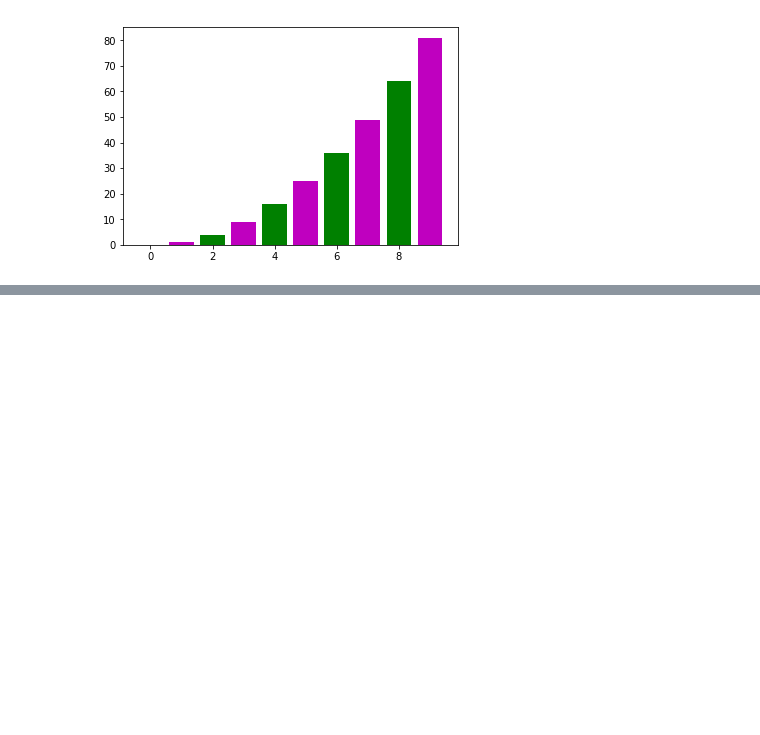
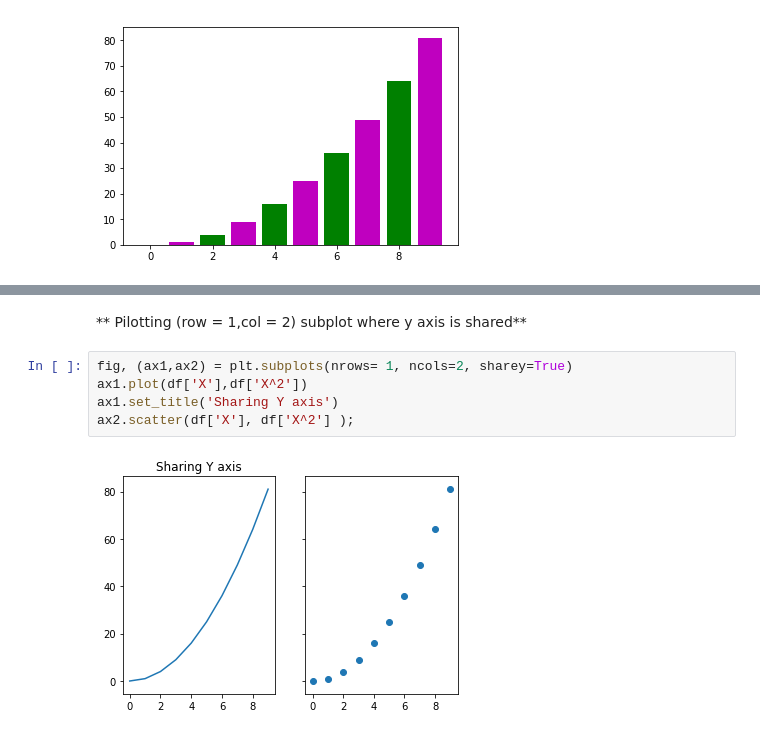
Before and after one commit to sharathchandu0007/data-science-notes, a Jupyter notebook: Matplotlib Introduction , basic plotting .ipynb, the cells around one changed output, grey strips where cells are left out. Drawn from its saved outputs; the diff is of its cells as text; blank space fills up the shorter version.

```diff
--- a/Matplotlib Introduction , basic plotting .ipynb
+++ b/Matplotlib Introduction , basic plotting .ipynb
@@ -194,0 +256,9 @@ plt.show()
+# %% [markdown]
+** Pilotting (row = 1,col = 2) subplot where y axis is shared**
+# %%
+fig, (ax1,ax2) = plt.subplots(nrows= 1, ncols=2, sharey=True)
+ax1.plot(df['X'],df['X^2'])
+ax1.set_title('Sharing Y axis')
+ax2.scatter(df['X'], df['X^2'] );
+# %% [output]
+[figure, added]
```
Also changed, not shown: parts of 33 cells of this notebook, 7 other files.
